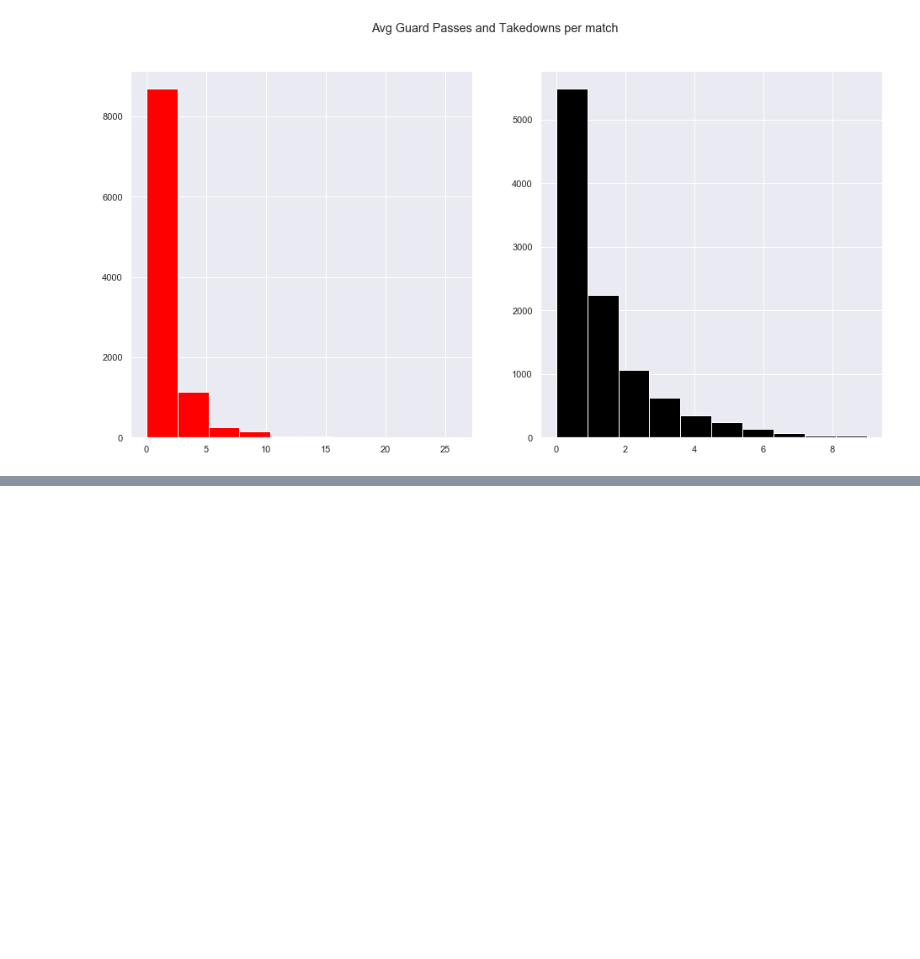
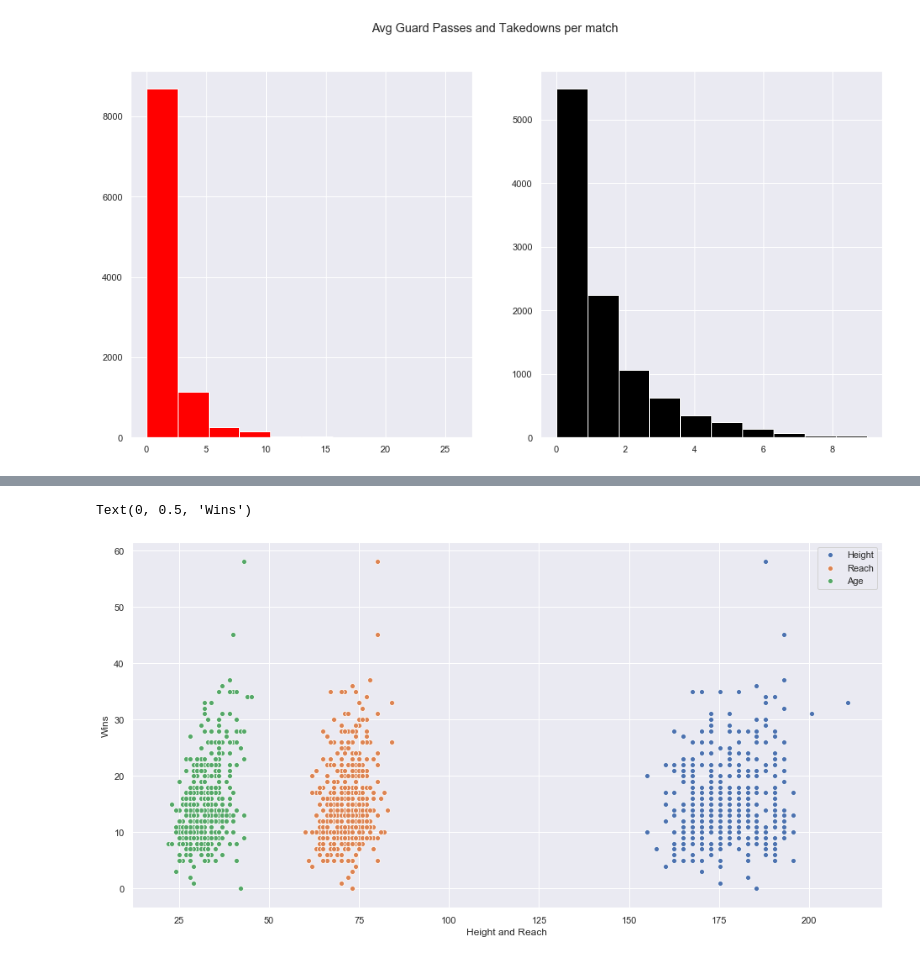
Before and after one commit to amitp13/UFC-Data-Analysis, a Jupyter notebook: UFC - EDA.ipynb, the cells around one changed output, grey strips where cells are left out. Saved outputs shown, nothing was run; the diff lists cells and outputs as text; code cells hidden in the pictures; blank space fills up the shorter version.

Commit message:
Fighter data added

```diff
--- a/UFC - EDA.ipynb
+++ b/UFC - EDA.ipynb
@@ -161 +201,13 @@ accuracy = winner_stats[['SIG_STR.','TOTAL_STR.','SIG_STR_pct','TD_pct','SUB_ATT
+# %%
+#Physique of a fighter
+#Striking on Head, Body and Legs
+plt.figure(figsize=(16,8))
+ax1 = sns.scatterplot(y='W',x='Height',data=fdf, label='Height')
+ax2 = sns.scatterplot(y='W',x='Reach',data=fdf,label='Reach')
+ax3 = sns.scatterplot(y='W',x='Age',data=fdf,label='Age')
+plt.xlabel("Height and Reach")
+plt.ylabel("Wins")
+# %% [output]
+Text(0, 0.5, 'Wins')
+[figure, added]
 # %%
```
Also changed, not shown: parts of 35 cells of this notebook, 1 other file.
